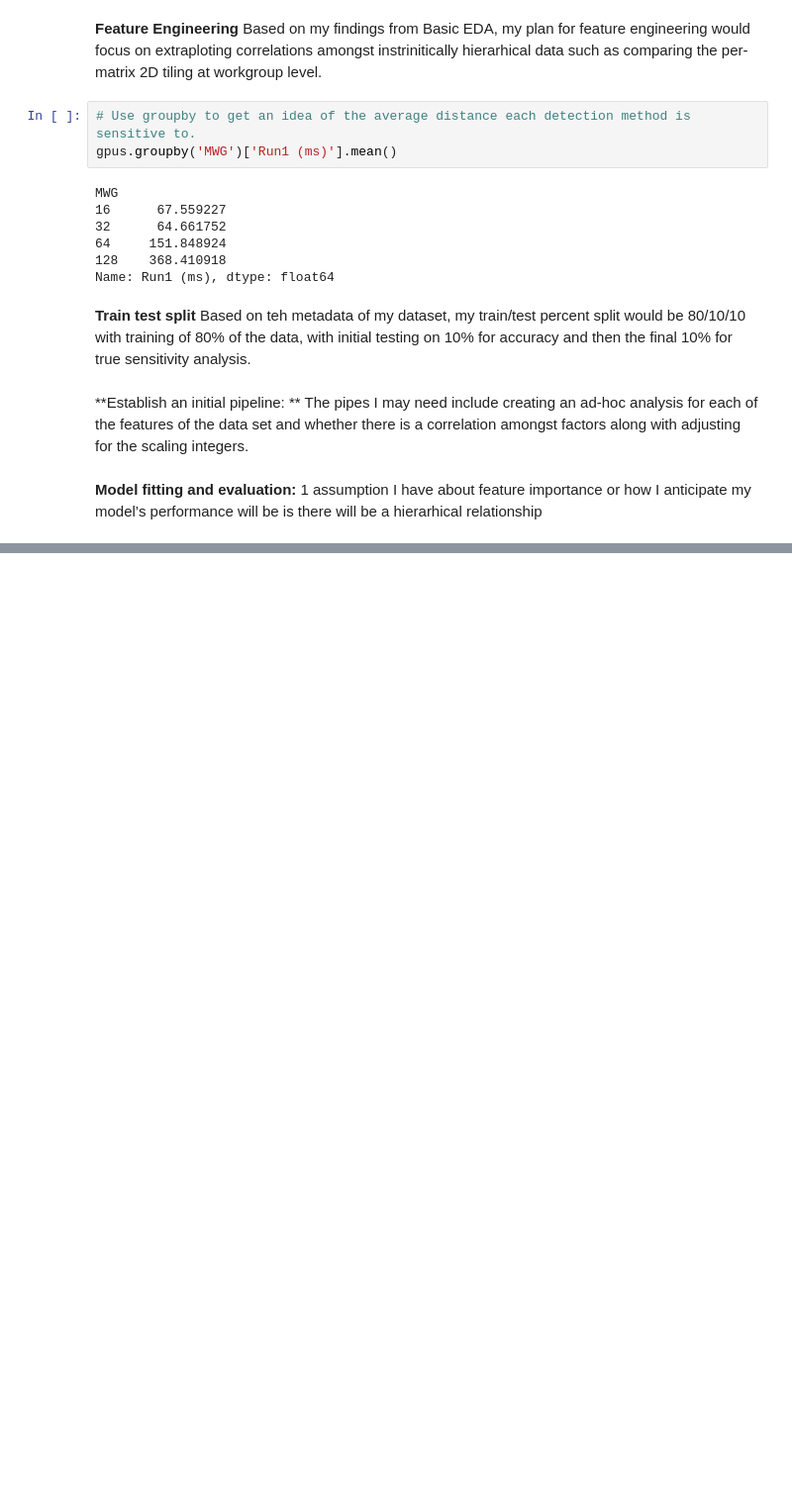
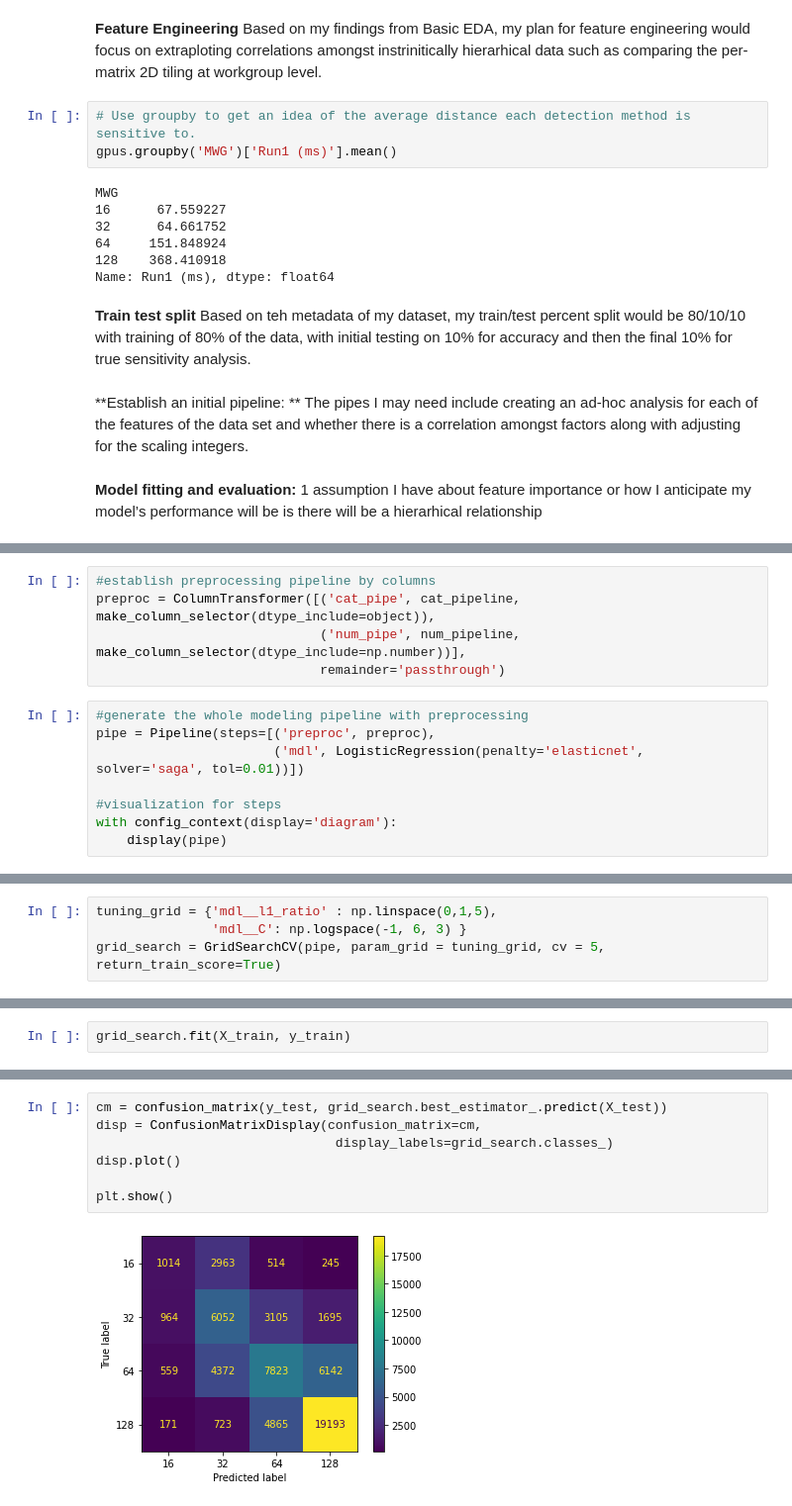
Before and after one commit to MaheshGouru/CS5265-Assignment-1, a Jupyter notebook: CS5265_Assignment_1_Gouru.ipynb, the cells around one changed output, grey strips where cells are left out. Shown: that part at 99% size. Drawn from its saved outputs; the diff is of its cells as text; blank space fills up the shorter version.

```diff
--- a/CS5265_Assignment_1_Gouru.ipynb
+++ b/CS5265_Assignment_1_Gouru.ipynb
@@ -193,0 +336,13 @@ The pipes I may need include creating an ad-hoc analysis for each of the feature
+# %%
+#establish preprocessing pipeline by columns
+preproc = ColumnTransformer([('cat_pipe', cat_pipeline, make_column_selector(dtype_include=object)),
+                             ('num_pipe', num_pipeline, make_column_selector(dtype_include=np.number))],
+                             remainder='passthrough')
+# %%
+#generate the whole modeling pipeline with preprocessing
+pipe = Pipeline(steps=[('preproc', preproc),
+                       ('mdl', LogisticRegression(penalty='elasticnet', solver='saga', tol=0.01))])
+
+#visualization for steps
+with config_context(display='diagram'):
+    display(pipe)
@@ -193,0 +371,4 @@ The pipes I may need include creating an ad-hoc analysis for each of the feature
+# %%
+tuning_grid = {'mdl__l1_ratio' : np.linspace(0,1,5),
+               'mdl__C': np.logspace(-1, 6, 3) }
+grid_search = GridSearchCV(pipe, param_grid = tuning_grid, cv = 5, return_train_score=True)
@@ -193,0 +380,2 @@ The pipes I may need include creating an ad-hoc analysis for each of the feature
+# %%
+grid_search.fit(X_train, y_train)
@@ -193,0 +476,9 @@ The pipes I may need include creating an ad-hoc analysis for each of the feature
+# %%
+cm = confusion_matrix(y_test, grid_search.best_estimator_.predict(X_test))
+disp = ConfusionMatrixDisplay(confusion_matrix=cm,
+                               display_labels=grid_search.classes_)
+disp.plot()
+
+plt.show()
+# %% [output]
+[figure, added]
```
Also changed, not shown: parts of 29 cells of this notebook.
